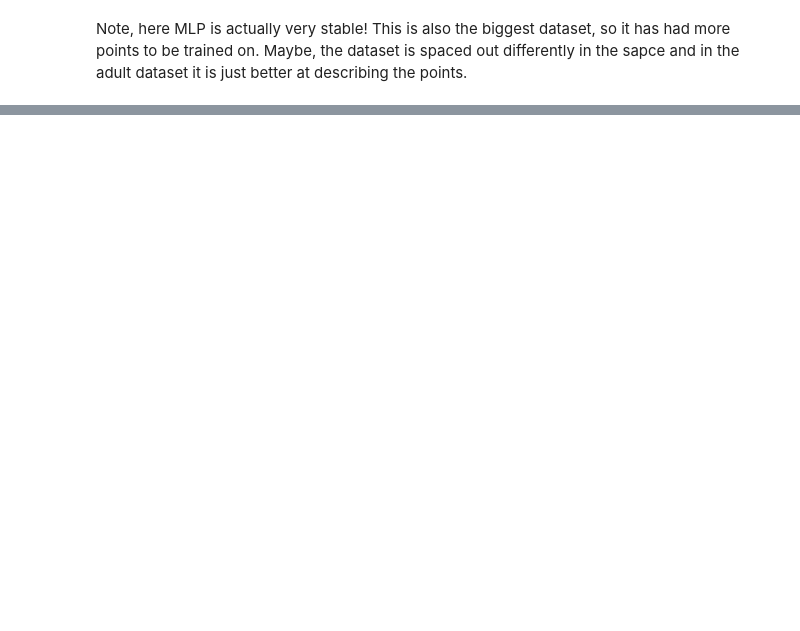
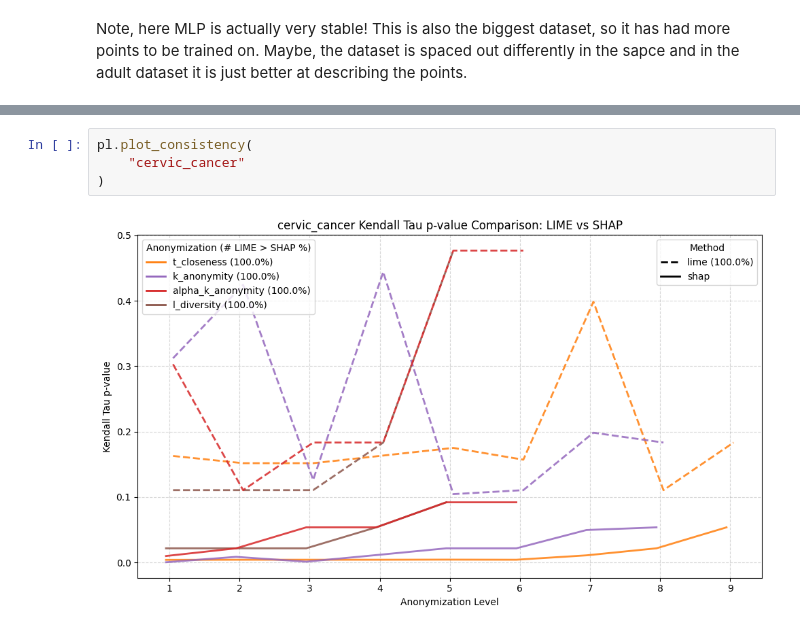
Before and after one commit to Zak9O/Masking-Effects-on-XAI-Techniques, a Jupyter notebook: notebooks/Comparison.ipynb, the cells around one changed output, grey strips where cells are left out. Saved outputs shown, nothing was run; the diff lists cells and outputs as text; blank space fills up the shorter version.

```diff
--- a/notebooks/Comparison.ipynb
+++ b/notebooks/Comparison.ipynb
@@ -148,0 +157,6 @@ Note, here MLP is actually very stable! This is also the biggest dataset, so it
+# %%
+pl.plot_consistency(
+    "cervic_cancer"
+)
+# %% [output]
+[figure, added]
```
Also changed, not shown: parts of 8 cells of this notebook.
